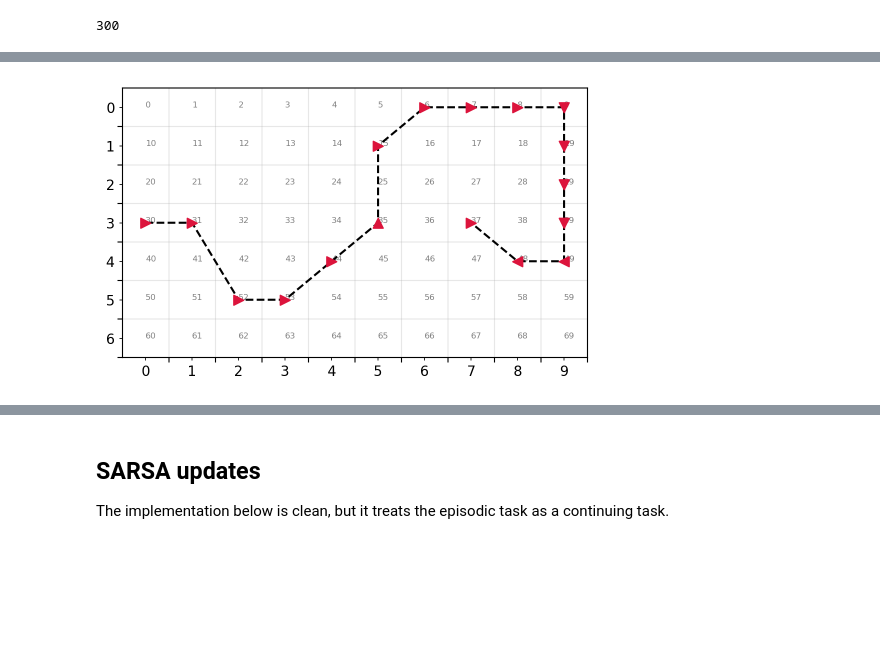
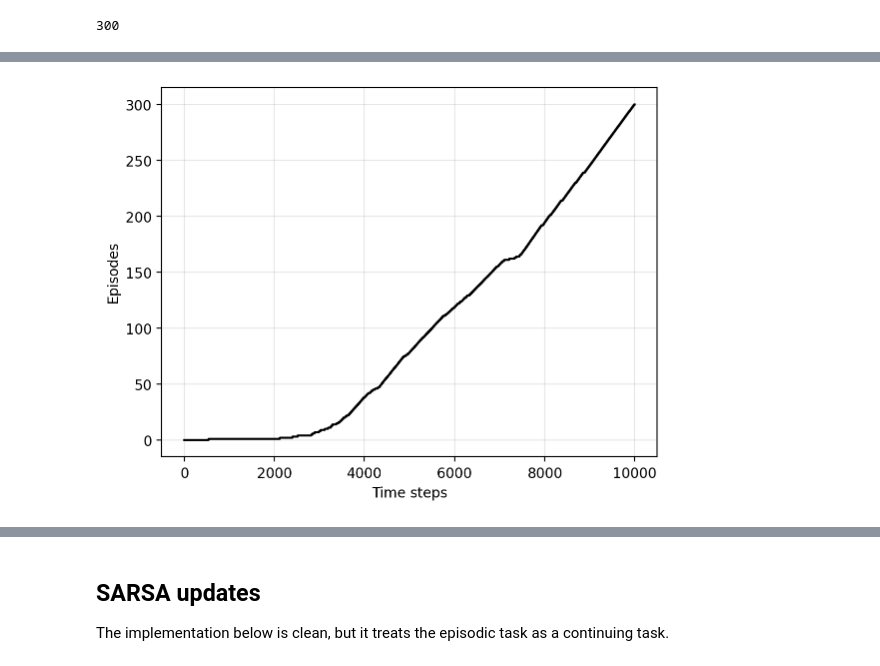
Before and after one commit to gerdm/reinforcement-learning, a Jupyter notebook: notebooks/ch07/windy-gridworld.ipynb, the cells around one changed output, grey strips where cells are left out. Cells and saved outputs as stored; diff of their text form; code cells hidden in the pictures; blank space fills up the shorter version.

Commit message:
ch07-feat windy-gridworld
n-step SARSA example

```diff
--- a/notebooks/ch07/windy-gridworld.ipynb
+++ b/notebooks/ch07/windy-gridworld.ipynb
@@ -21,6 +22,7 @@ from numba import njit
 from itertools import product
 # %%
 %config InlineBackend.figure_format = "retina"
+sns.set_palette("colorblind")
 # %%
 %load_ext autoreload
 %autoreload 2
@@ -127,9 +151,7 @@ for t in range(n_steps):
     # the buffer is full or we reach an end state
     is_buffer_full = not np.isnan(buffer_rewards).any()
     end_state_reached = (ix == G.ix_goal)
-
-    if not is_buffer_full:
-        if not end_state_reached:
+    if (not is_buffer_full) and (not end_state_reached):
             continue
 
     # 4.1 Update the Q-values using N-step sarsa
@@ -139,6 +161,7 @@ for t in range(n_steps):
         Q = agents.nstep_sarsa_update(
             buffer_states, buffer_actions, buffer_rewards, Q, alpha, gamma, end_state_reached
         )
+
     # 4.2. Update the Q-values MC-style, i.e., we do not bootstrap
     else:
         for b in np.arange(buffer_size):
@@ -212,42 +193,7 @@ markers = {
-# %%
-run = -2
-iinit = ix_goal[run]
-iend = ix_goal[run + 1]
-
-subhist_action = action_hist[iinit:iend]
-subhist_action = [name_movements[a] for a in subhist_action]
-subhist_action = [markers[action] for action in subhist_action]
-
-subhist_pos = pos_hist[iinit:iend]
-
-fig, ax = plt.subplots(figsize=(n_cols * 0.6, n_rows * 0.5))
-plt.plot(*subhist_pos.T, c="black", linestyle="--")
-
-for (x,y), m in zip(subhist_pos, subhist_action):
-    plt.scatter(x, y, marker=m, zorder=3, s=50, c="crimson")
-
-xticks = np.arange(n_cols)
-yticks = np.arange(n_rows)
-ax.set(
-    xticks=xticks + 0.5,
-    yticks=yticks + 0.5,
-    xticklabels="",
-    yticklabels="",
-)
-ax.set_xticks(xticks, labels=xticks, minor=True)
-ax.set_yticks(yticks, labels=yticks, minor=True)
-
-# ax.scatter(*pos_hist[iinit], marker="$S$", s=100, zorder=3)
-# ax.scatter(*pos_hist[iend-1], marker="$G$", s =100, c="crimson", zorder=3)
-ax.set_ylim(-0.5, n_rows - 0.5)
-ax.set_xlim(-0.5, n_cols - 0.5)
-ax.invert_yaxis()
-
-
-for i, (r, c) in enumerate(product(range(G.n_rows), range(G.n_cols))):
-    plt.text(c, r, i, c="tab:gray", zorder=0, fontsize=6)
-
-plt.grid(alpha=0.3)
-# plt.savefig("windy-gridworld.png", bbox_inches="tight", dpi=150)
-# %% [output]
-[figure, removed]
+# %%
+plt.plot((reward_hist == reward_goal).cumsum(), c="black")
+plt.grid(alpha=0.3)
+plt.xlabel("Time steps")
+plt.ylabel("Episodes");
+# %% [output]
+[figure, added]
```
Also changed, not shown: parts of 10 cells of this notebook.
